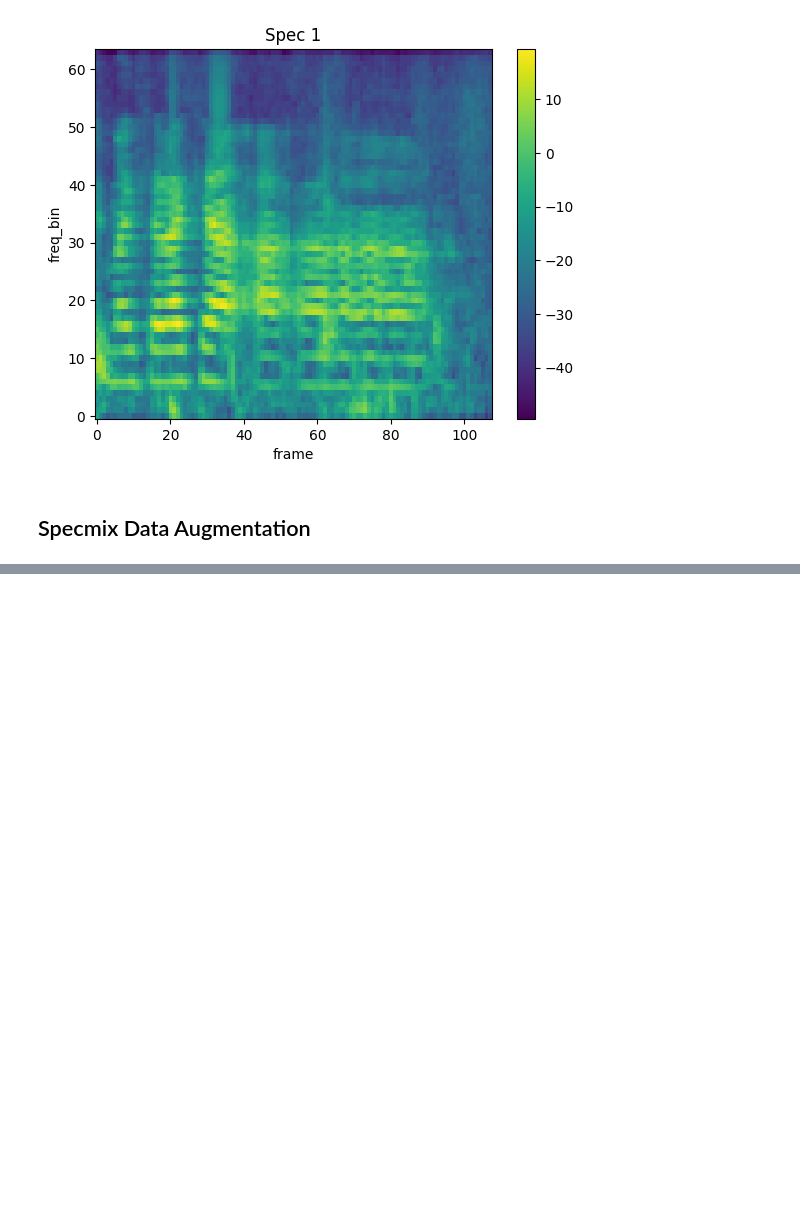
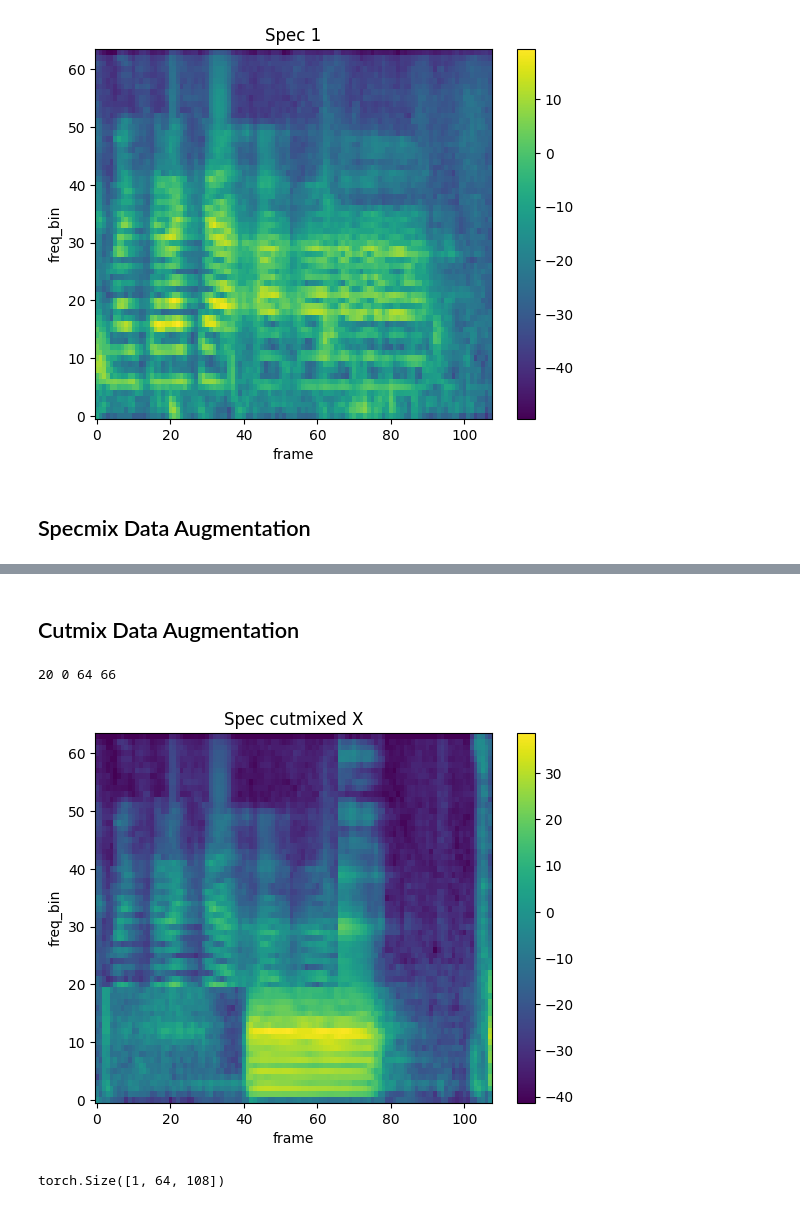
Before and after one commit to rafaelgreca/ser-wavelet, a Jupyter notebook: notebooks/test-augmentation.ipynb, the cells around one changed output, grey strips where cells are left out. Drawn from its saved outputs; the diff is of its cells as text; code cells hidden in the pictures; blank space fills up the shorter version.

Commit message:
adding cutmix data augmentation technique

```diff
--- a/notebooks/test-augmentation.ipynb
+++ b/notebooks/test-augmentation.ipynb
@@ -366,0 +366,18 @@ tensor([[0.0000, 0.5217, 0.4783],
+# %% [markdown]
+## Cutmix Data Augmentation
+# %%
+cutmix = Cutmix()
+
+cutmixed_x, cutmixed_y = cutmix(x, y)
+
+assert not (torch.all(torch.eq(cutmixed_x[0], x[0])) and torch.all(torch.eq(cutmixed_x[1], x[1])))
+assert not (torch.all(torch.eq(cutmixed_y[0], y[0])) and torch.all(torch.eq(cutmixed_y[1], y[1])))
+
+plot_spectrogram(cutmixed_x[0].squeeze(), title="Spec cutmixed X")
+# %% [output]
+20 0 64 66
+[figure, added]
+# %%
+cutmixed_x[0].shape
+# %% [output]
+torch.Size([1, 64, 108])
```
Also changed, not shown: parts of 6 cells of this notebook, 1 other file.
